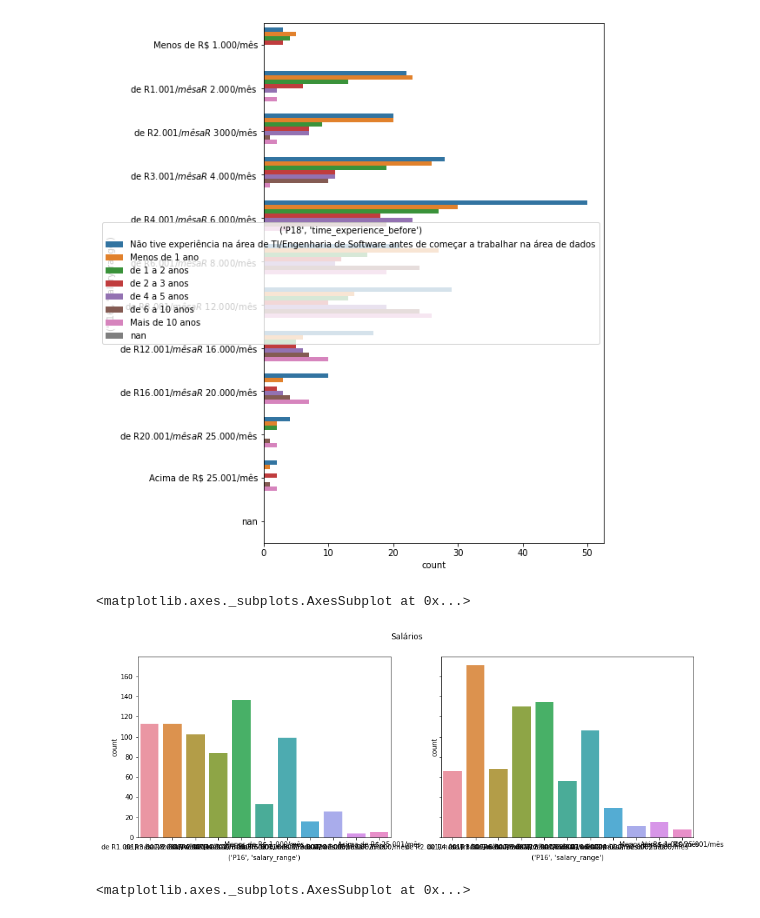
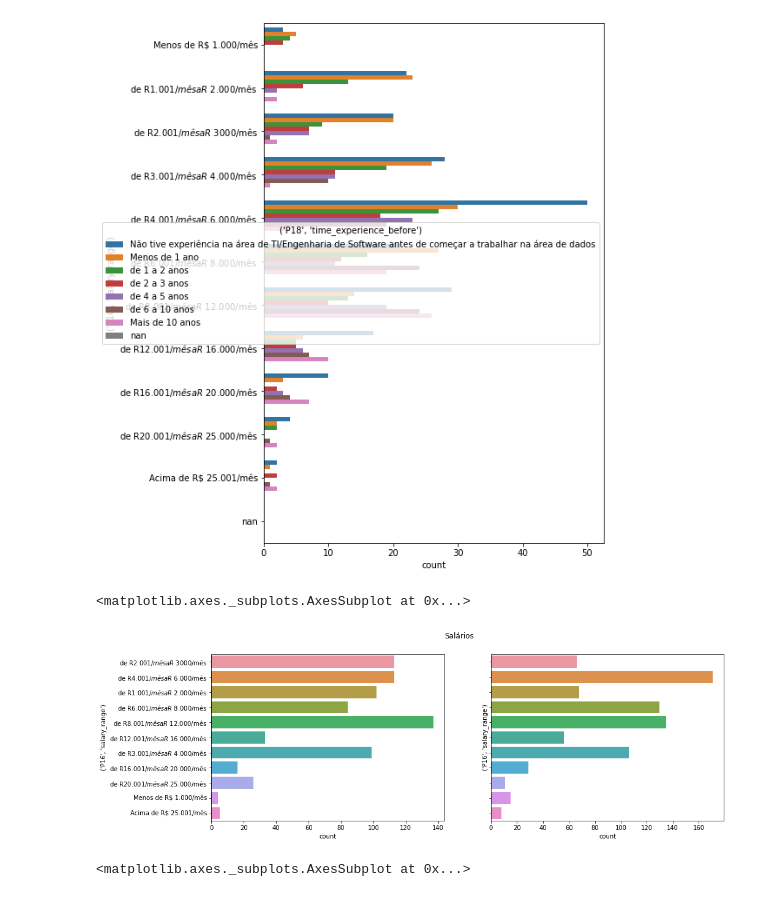
Before and after one commit to dancbatista/projeto_final_awari, a Jupyter notebook: projetoFinalAwari.ipynb, the cells around one changed output. Drawn from its saved outputs; the diff is of its cells as text; code cells hidden in the pictures.

```diff
--- a/projetoFinalAwari.ipynb
+++ b/projetoFinalAwari.ipynb
@@ -141,15 +141,15 @@ sns.countplot(y="('P16', 'salary_range')",hue="('P18', 'time_experience_before')
 # %%
 fig, axes = plt.subplots(1, 2, figsize=(15, 5), sharey=True)
 fig.suptitle('Salários')
 
 # No_Data_Scientist
-sns.countplot(ax=axes[0], x="('P16', 'salary_range')", data=no_data_scientist)
+sns.countplot(ax=axes[0], y="('P16', 'salary_range')", data=no_data_scientist)
 
 # Data_Scientist
-sns.countplot(ax=axes[1], x="('P16', 'salary_range')", data=data_scientist)
+sns.countplot(ax=axes[1], y="('P16', 'salary_range')", data=data_scientist)
 # %% [output]
 <matplotlib.axes._subplots.AxesSubplot at 0x...>
-[figure, old version]
+[figure, new version]
 # %%
 plt.figure(figsize=(7,11))
 sns.countplot(y="('P16', 'salary_range')",hue="('P18', 'time_experience_before')",order=salary_order, hue_order=time_experience_order, data=no_data_scientist)
```
